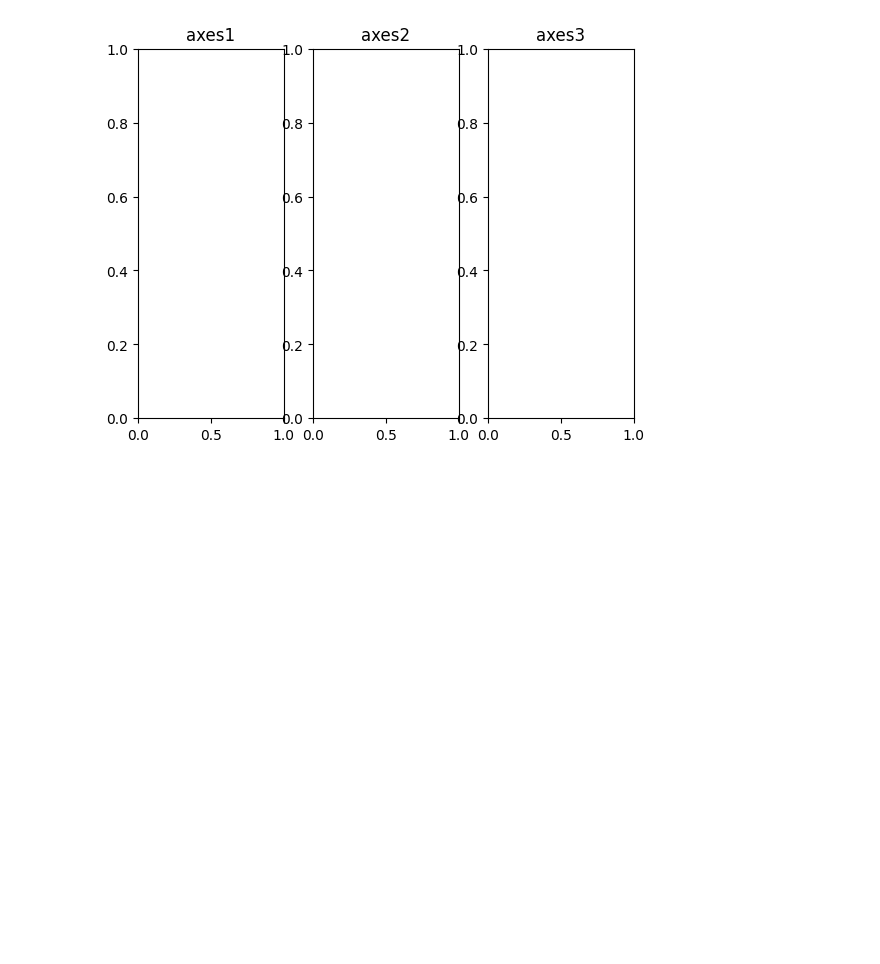
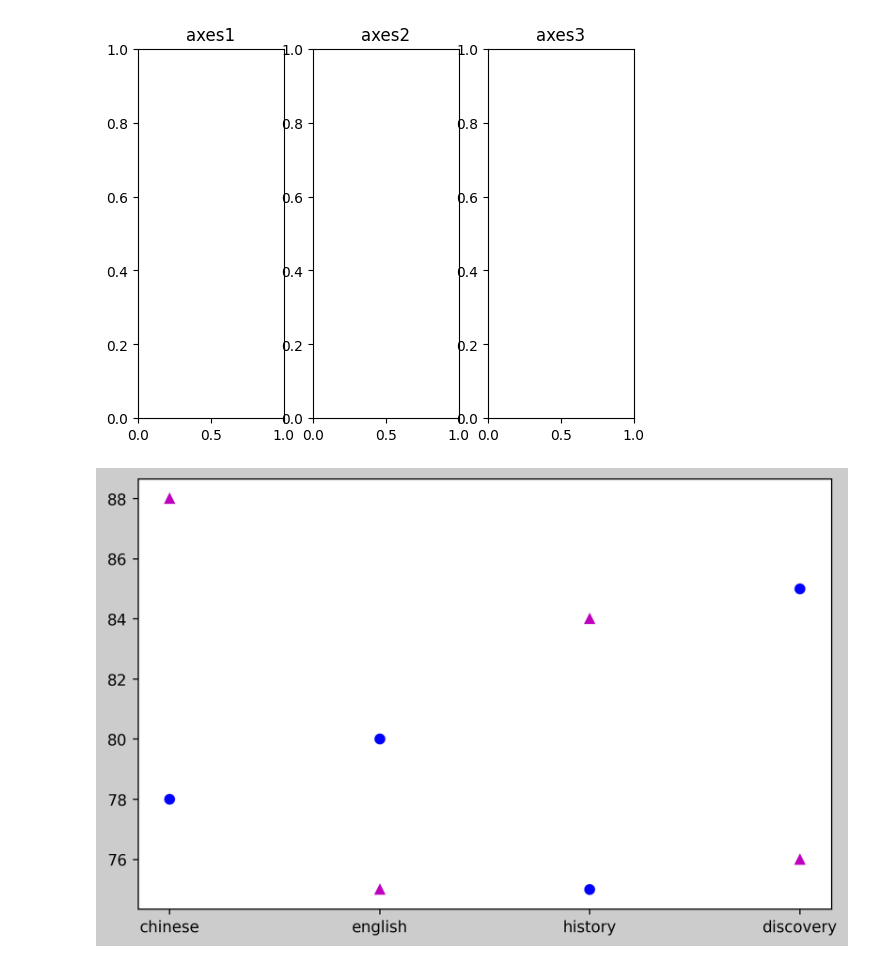
Before and after one commit to avy2wsx/-py-learning, a Jupyter notebook: L11-1.ipynb, the cells around one changed output. Drawn from its saved outputs; the diff is of its cells as text; code cells hidden in the pictures; blank space fills up the shorter version.

```diff
--- a/L11-1.ipynb
+++ b/L11-1.ipynb
@@ -26,3 +26,19 @@ ax_3.set_title("axes3")
 # %% [output]
 Text(0.5, 1.0, 'axes3')
 [figure]
+# %%
+student1 = {'chinese':78,'english':80,'history':75,'discovery':85}
+student2 = {'chinese':88,'english':75,'history':84,'discovery':76}
+
+subjects = list(student1.keys())
+value1 = list(student1.values())
+value2 = list(student2.values())
+
+figure = plt.figure(figsize=(8.0,5.0),dpi=250.0,facecolor="#cccccc")
+ax =figure.add_subplot()
+ax.plot(subjects,value1,'bo',lw=3)
+ax.plot(subjects,value2,'m^',lw=5)
+
+plt.show()
+# %% [output]
+[figure, added]
```
Also changed, not shown: parts of 1 cell of this notebook, 1 other file.
